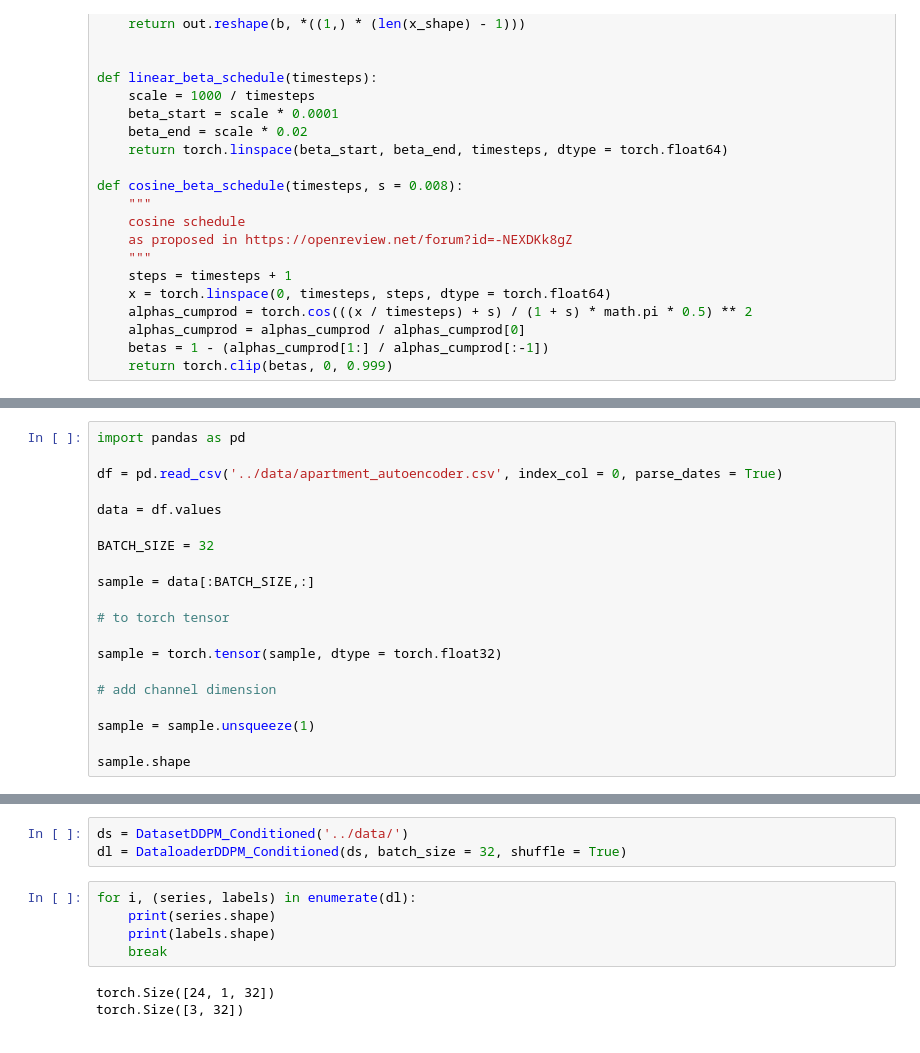
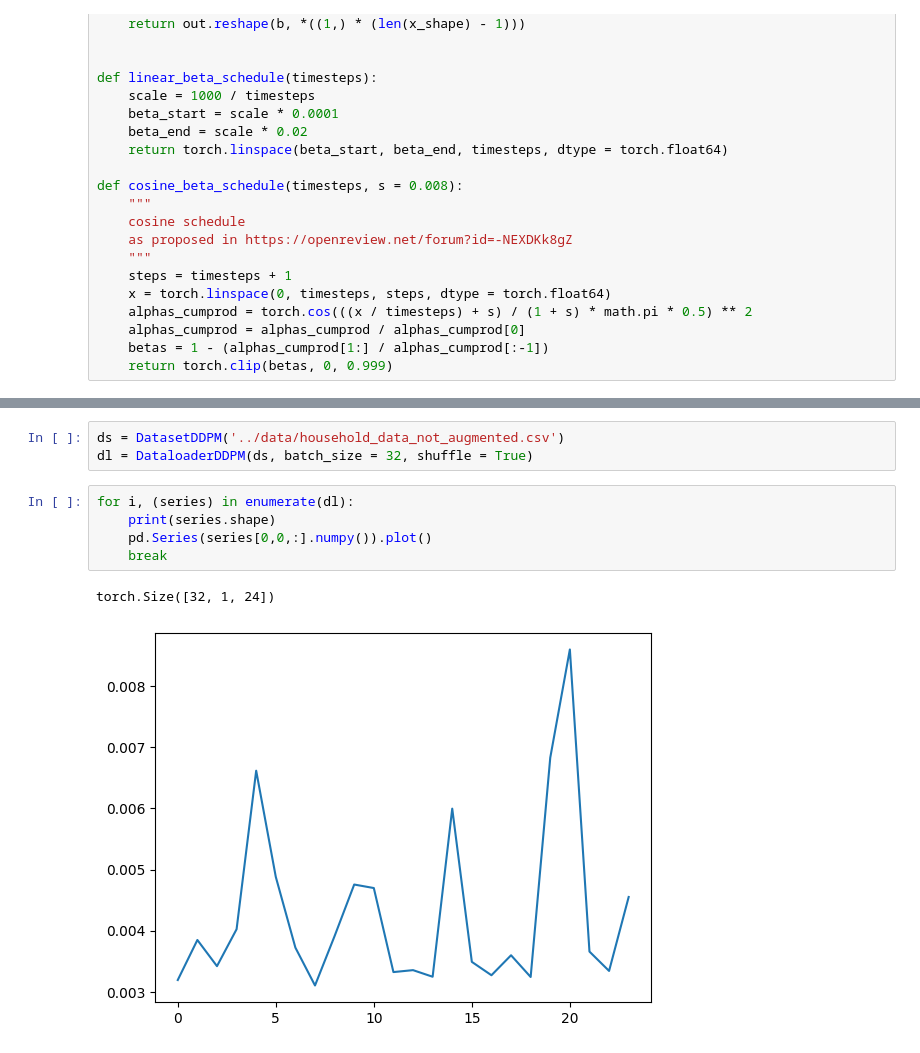
Before and after one commit to NikolausHouben/LoadLanguageModel, a Jupyter notebook: bin/implementing_ddpm.ipynb, the cells around one changed output, grey strips where cells are left out. Drawn from its saved outputs; the diff is of its cells as text.

Commit message:
progress on ddpm for load

```diff
--- a/bin/implementing_ddpm.ipynb
+++ b/bin/implementing_ddpm.ipynb
@@ -860,23 +886,3 @@ class GaussianDiffusion1D(nn.Module):
 
         img = self.normalize(img)
         return self.p_losses(img, t, *args, **kwargs)
-# %%
-import pandas as pd
-
-df = pd.read_csv('../data/apartment_autoencoder.csv', index_col = 0, parse_dates = True)
-
-data = df.values
-
-BATCH_SIZE = 32
-
-sample = data[:BATCH_SIZE,:]
-
-# to torch tensor
-
-sample = torch.tensor(sample, dtype = torch.float32)
-
-# add channel dimension
-
-sample = sample.unsqueeze(1)
-
-sample.shape
@@ -965,11 +953,11 @@ class DataloaderDDPM_Conditioned(DataLoader):
 # %%
-ds = DatasetDDPM_Conditioned('../data/')
-dl = DataloaderDDPM_Conditioned(ds, batch_size = 32, shuffle = True)
+ds = DatasetDDPM('../data/household_data_not_augmented.csv')
+dl = DataloaderDDPM(ds, batch_size = 32, shuffle = True)
 # %%
-for i, (series, labels) in enumerate(dl):
+for i, (series) in enumerate(dl):
     print(series.shape)
-    print(labels.shape)
+    pd.Series(series[0,0,:].numpy()).plot()
     break
 # %% [output]
-torch.Size([24, 1, 32])
-torch.Size([3, 32])
+torch.Size([32, 1, 24])
+[figure, added]
```
Also changed, not shown: parts of 31 cells of this notebook, 15 other files.
